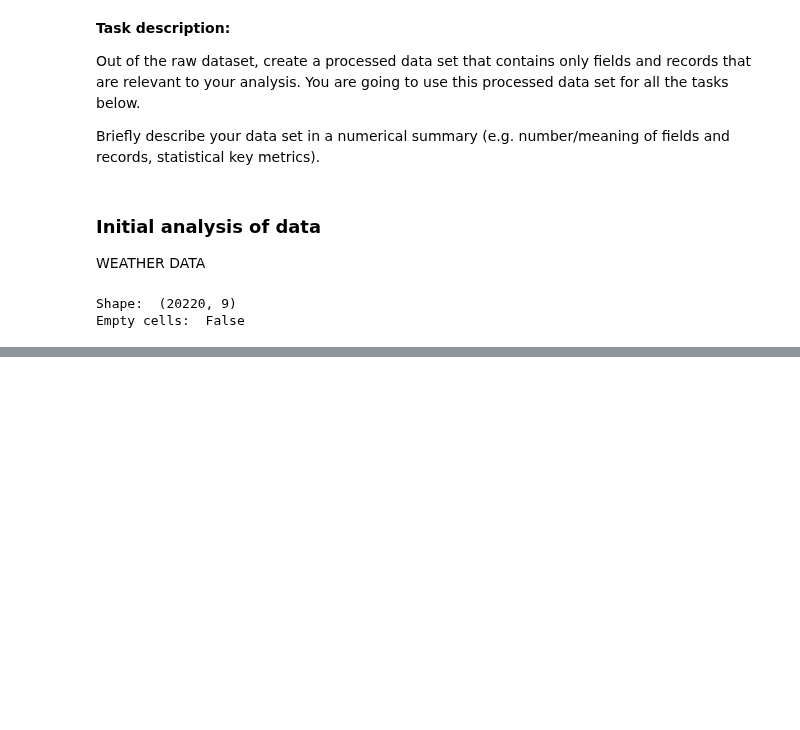
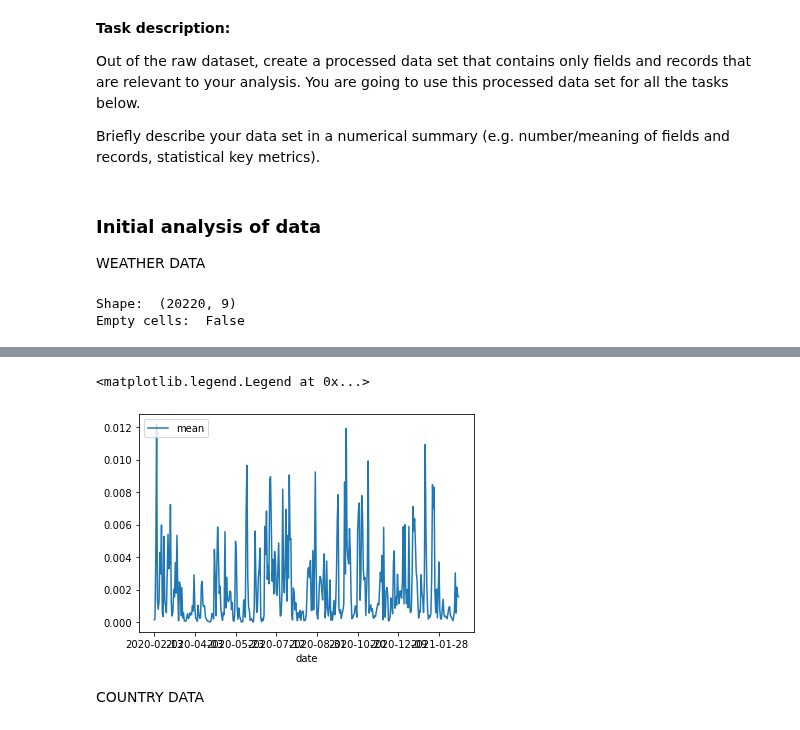
Before and after one commit to ranUser01/Covid-development-in-Sweden, a Jupyter notebook: notebooks/project_handin.ipynb, the cells around one changed output, grey strips where cells are left out. Drawn from its saved outputs; the diff is of its cells as text; code cells hidden in the pictures; blank space fills up the shorter version.

```diff
--- a/notebooks/project_handin.ipynb
+++ b/notebooks/project_handin.ipynb
@@ -63,0 +72,8 @@ Empty cells:  False
+# %%
+'''Plotting mean precipitation by date'''
+weather_by_date.loc[:,'Totalprecipitation'].plot.line().legend(loc = 'upper left')
+# %% [output]
+<matplotlib.legend.Legend at 0x...>
+[figure, added]
+# %% [markdown]
+COUNTRY DATA
```
Also changed, not shown: parts of 4 cells of this notebook.
